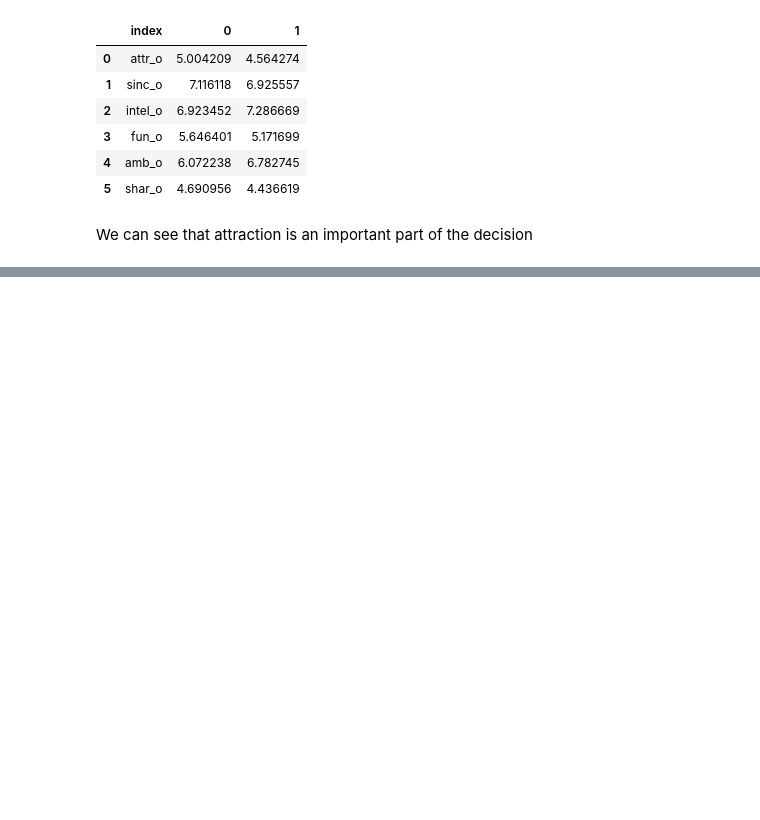
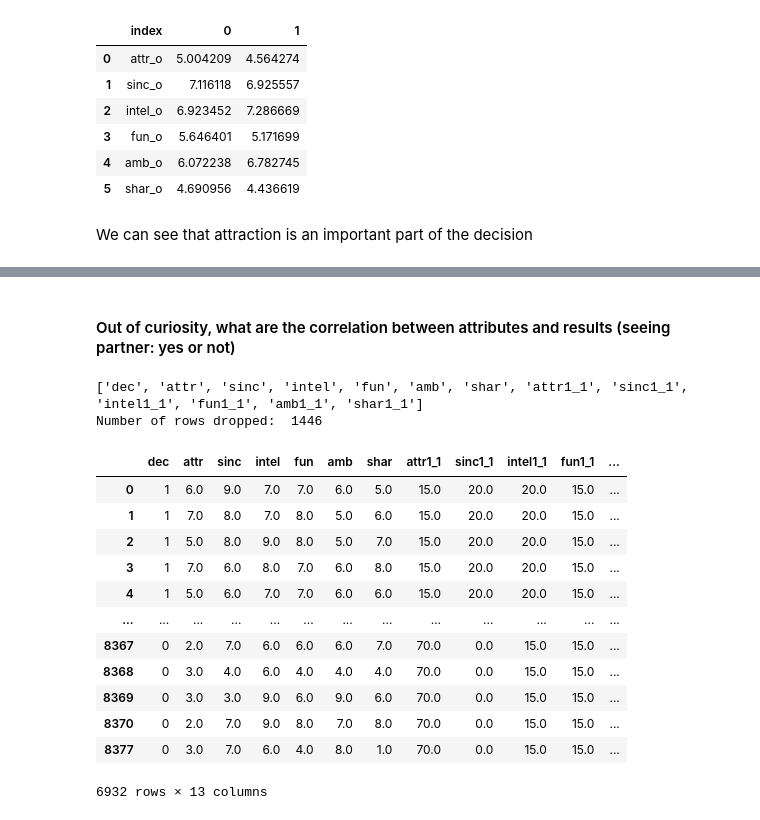
Before and after one commit to cyrilondet/jedha_projects_certif, a Jupyter notebook: 02_EDA/PANDAS_tinder_ongoing/project_tinder.ipynb, the cells around one changed output, grey strips where cells are left out. Drawn from its saved outputs; the diff is of its cells as text; code cells hidden in the pictures; blank space fills up the shorter version.

```diff
--- a/02_EDA/PANDAS_tinder_ongoing/project_tinder.ipynb
+++ b/02_EDA/PANDAS_tinder_ongoing/project_tinder.ipynb
@@ -435,7 +405,0 @@ pass
-# %%
-col = ["pf_o_att","attr1_1","attr2_1","attr4_1","attr_o","dec_o","dec","attr7_2","attr1_2"]
-col_nan = df[col].isna().sum().reset_index()
-col_nan["Percent"] = missvalue_percent_list(col)
-col_nan.columns = ["attributes","nb_missing_value","percent_missing_value"]
-#col_nan.sort_values(by=["nb_missing_value"], ascending=False)
-col_nan
@@ -453,0 +406,3 @@ col_nan
+# %%
+dataframe = df[col]
+missing_value(dataframe)
@@ -670,0 +747,24 @@ fig_samerace = px.
+# %% [markdown]
+#### Out of curiosity, what are the correlation between attributes and results (seeing partner: yes or not)
+# %%
+col = ["attr","sinc","intel","fun","amb","shar","attr1_1","sinc1_1","intel1_1","fun1_1","amb1_1","shar1_1"]
+col.insert(0,"dec")
+print(col)
+df_col = cleaning_missing_value(df[col])
+display(df_col)
+# %% [output]
+['dec', 'attr', 'sinc', 'intel', 'fun', 'amb', 'shar', 'attr1_1', 'sinc1_1', 'intel1_1', 'fun1_1', 'amb1_1', 'shar1_1']
+Number of rows dropped:  1446
+|  | dec | attr | sinc | intel | fun | amb | shar | attr1_1 | sinc1_1 | intel1_1 | fun1_1 | ... |
+| 0 | 1 | 6.0 | 9.0 | 7.0 | 7.0 | 6.0 | 5.0 | 15.0 | 20.0 | 20.0 | 15.0 | ... |
+| 1 | 1 | 7.0 | 8.0 | 7.0 | 8.0 | 5.0 | 6.0 | 15.0 | 20.0 | 20.0 | 15.0 | ... |
+| 2 | 1 | 5.0 | 8.0 | 9.0 | 8.0 | 5.0 | 7.0 | 15.0 | 20.0 | 20.0 | 15.0 | ... |
+| 3 | 1 | 7.0 | 6.0 | 8.0 | 7.0 | 6.0 | 8.0 | 15.0 | 20.0 | 20.0 | 15.0 | ... |
+| 4 | 1 | 5.0 | 6.0 | 7.0 | 7.0 | 6.0 | 6.0 | 15.0 | 20.0 | 20.0 | 15.0 | ... |
+| ... | ... | ... | ... | ... | ... | ... | ... | ... | ... | ... | ... | ... |
+| 8367 | 0 | 2.0 | 7.0 | 6.0 | 6.0 | 6.0 | 7.0 | 70.0 | 0.0 | 15.0 | 15.0 | ... |
+| 8368 | 0 | 3.0 | 4.0 | 6.0 | 4.0 | 4.0 | 4.0 | 70.0 | 0.0 | 15.0 | 15.0 | ... |
+| 8369 | 0 | 3.0 | 3.0 | 9.0 | 6.0 | 9.0 | 6.0 | 70.0 | 0.0 | 15.0 | 15.0 | ... |
+| 8370 | 0 | 2.0 | 7.0 | 9.0 | 8.0 | 7.0 | 8.0 | 70.0 | 0.0 | 15.0 | 15.0 | ... |
+| 8377 | 0 | 3.0 | 7.0 | 6.0 | 4.0 | 8.0 | 1.0 | 70.0 | 0.0 | 15.0 | 15.0 | ... |
+6932 rows × 13 columns
```
Also changed, not shown: parts of 26 cells of this notebook.
